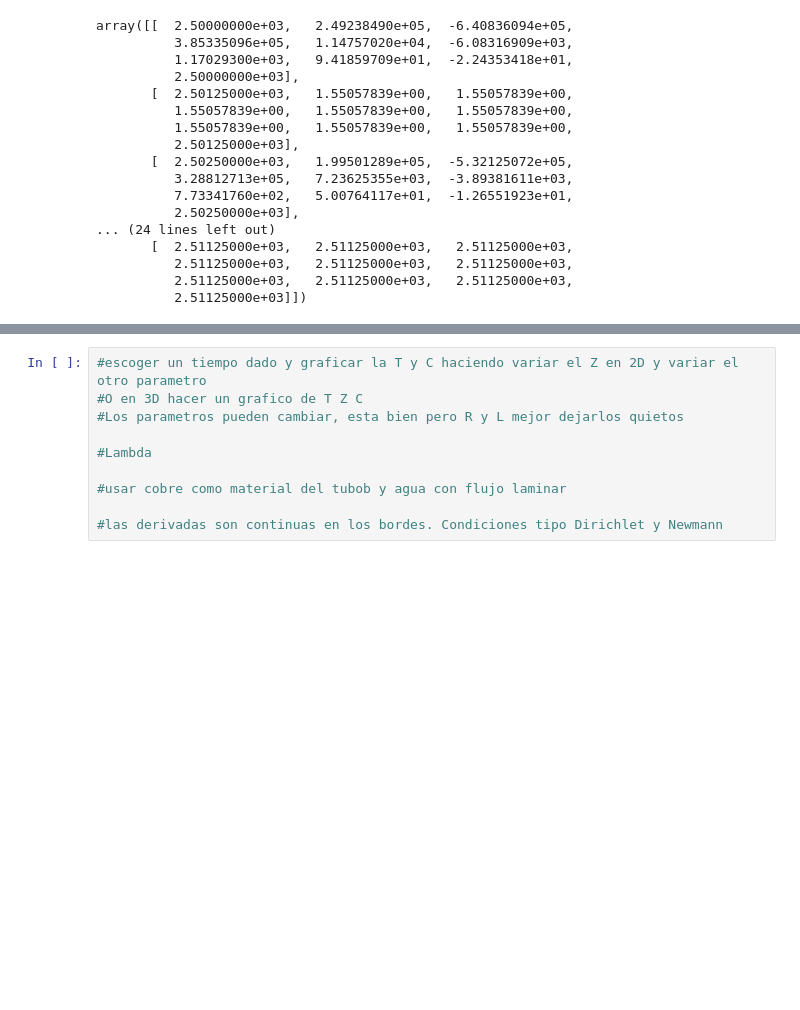
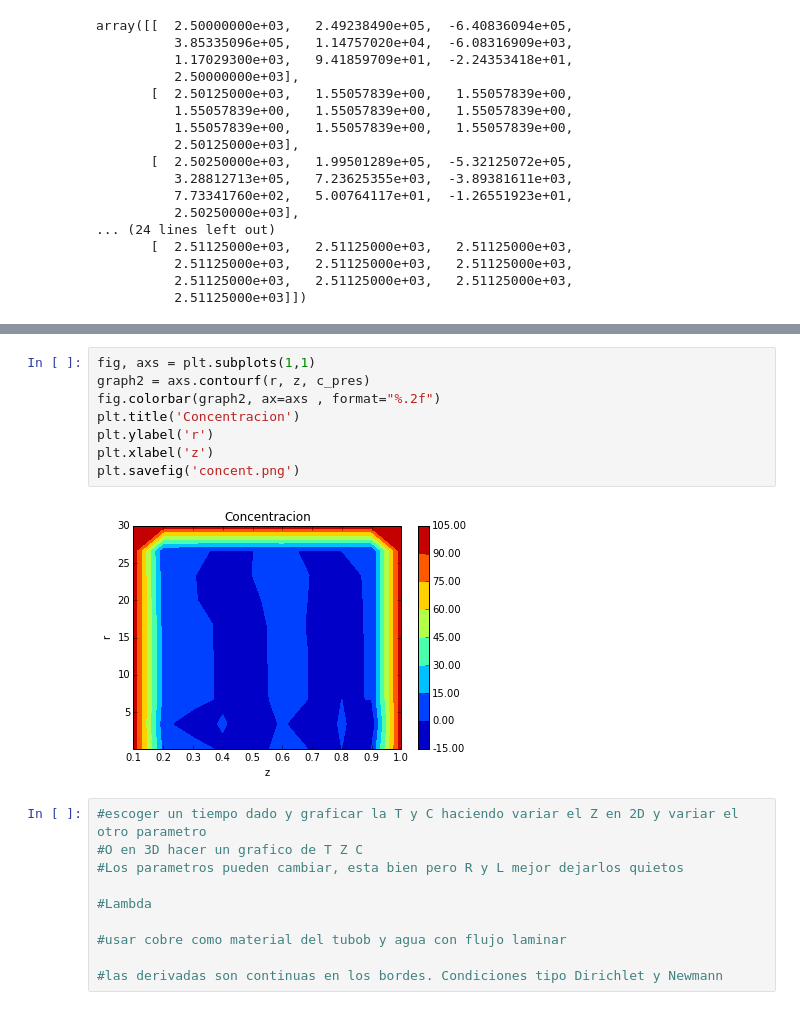
Before and after one commit to valentinaqf94/CM20151_HW6_QuirogaSanchez, a Jupyter notebook: Difusion_farra1.ipynb, the cells around one changed output, grey strips where cells are left out. Saved outputs shown, nothing was run; the diff lists cells and outputs as text; blank space fills up the shorter version.

```diff
--- a/Difusion_farra1.ipynb
+++ b/Difusion_farra1.ipynb
@@ -256,3 +170,13 @@ plt.savefig("GraficaExtra")
+# %%
+fig, axs = plt.subplots(1,1)
+graph2 = axs.contourf(r, z, c_pres)
+fig.colorbar(graph2, ax=axs , format="%.2f")
+plt.title('Concentracion')
+plt.ylabel('r')
+plt.xlabel('z')
+plt.savefig('concent.png')
+# %% [output]
+[figure, added]
 # %%
 #escoger un tiempo dado y graficar la T y C haciendo variar el Z en 2D y variar el otro parametro
 #O en 3D hacer un grafico de T Z C
```
Also changed, not shown: parts of 11 cells of this notebook.
